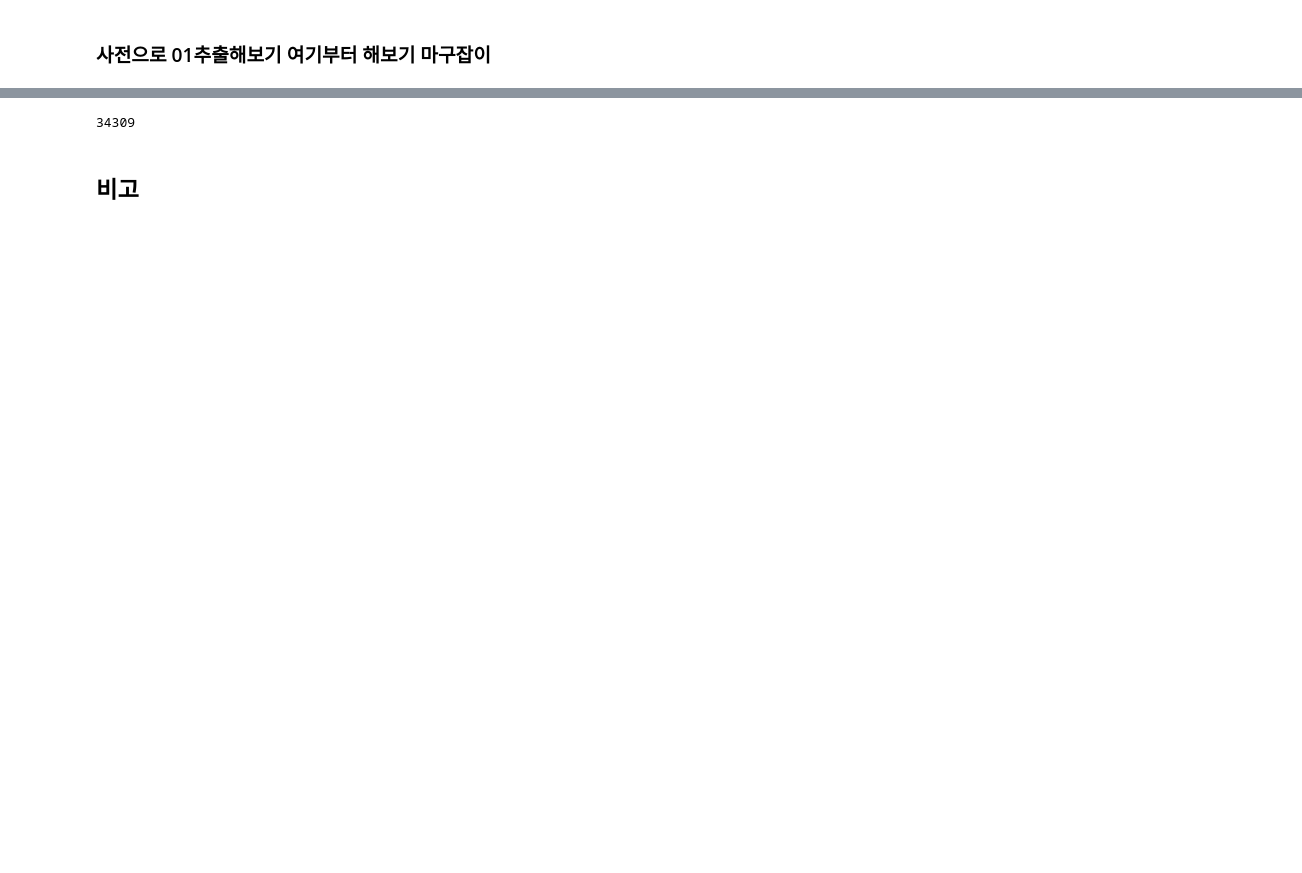
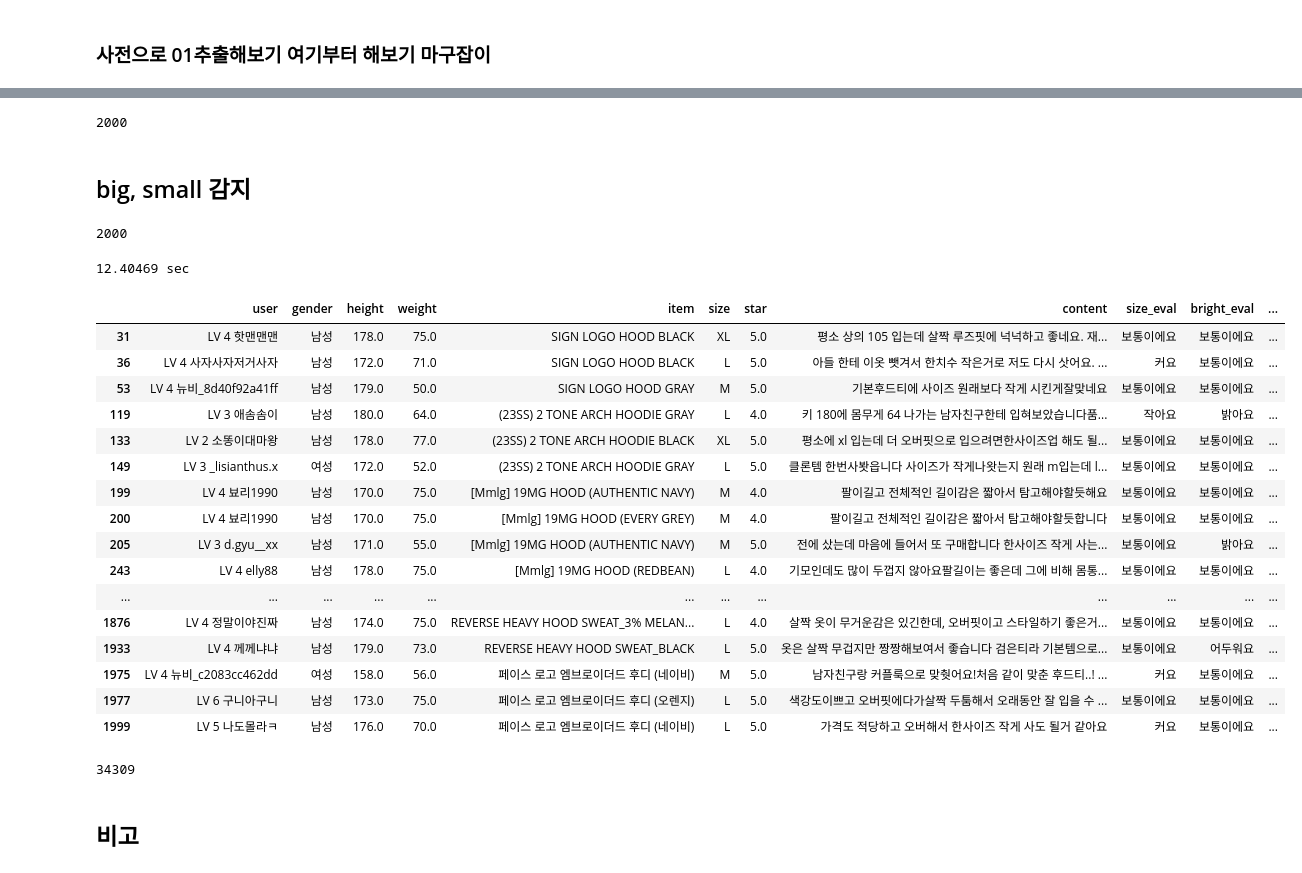
Before and after one commit to Park-taenam/BOAZ, a Jupyter notebook: jueun/dataProcessing.ipynb, the cells around one changed output, grey strips where cells are left out. Cells and saved outputs as stored; diff of their text form; code cells hidden in the pictures; blank space fills up the shorter version.

```diff
--- a/jueun/dataProcessing.ipynb
+++ b/jueun/dataProcessing.ipynb
@@ -170,9 +202,9 @@ def add_reviewcol(df):
     print('-'*10)
     return df
 
-df = crawlingdataconcat()
-df =crawlingdataprocessing(df)
-df = add_reviewcol(df)
+df1 = crawlingdataconcat()
+df2 = crawlingdataprocessing(df1)
+df3 = add_reviewcol(df2)
 # %% [output]
 df 1 :  (9000, 17)
 df 2 :  (8808, 17)
@@ -352,6 +321,3 @@ chest_small
 # %% [markdown]
 ### 사전으로 01추출해보기 여기부터 해보기 마구잡이
-# %%
-df_origin = df
-df = df.head(10)
 # %%
@@ -462,0 +363,23 @@ memory usage: 3.1+ MB
+# %%
+#total,chongjang,shoulder,chest,arm ->keywords리스트
+keyword_column_name = 'total_keyword'
+df_total = get_keywords(total,df3.head(2000),keyword_column_name)
+keyword_column_name = 'chongjang_keyword'
+df_chongjang = get_keywords(chongjang,df3.head(2000),keyword_column_name)
+keyword_column_name = 'shoulder_keyword'
+df_shoulder = get_keywords(shoulder,df3.head(2000),keyword_column_name)
+keyword_column_name = 'chest_keyword'
+df_chest = get_keywords(chest,df3.head(2000),keyword_column_name)
+keyword_column_name = 'arm_keyword'
+df_arm = get_keywords(arm,df3.head(2000),keyword_column_name)
+df_keywords = pd.concat([df_total,df_chongjang['chongjang_keyword'],
+                         df_chest['chest_keyword'],df_shoulder['shoulder_keyword'],
+                         df_arm['arm_keyword']],axis = 1)
+df_keywords.info()
+# total = ['사이즈','사이즈하','사이즈감','임사이즈','여사이즈','사이즌','뻐요사이즈','싸이즈','핏이','핏','핏입니다',
+#       '핏감도','핏나','핏감이랑','핏처럼','핏입니당','핏이에요','핏이예요','핏이랑','핏이구요','핏이네요','핏감은',
+#       '핏입니','핏이라서','핏으로','옷핏','핏더','핏도','핏감','옷','후드','후드티','핏은','좋아요핏','요핏도',
+#       '좋아요핏도','상의','요핏','폼','폭','사이즈','후드','옷','품','전체','품도','몸통','옷핏','상체','핏',
+#       '핏이구','핏이었','핏임','핏입',
+#       '핏입니','핏감','요핏','폼','후드핏','핏이','크기','상품','상의','핏더']
+#0,1,5,7,9,11,12,13,15,17,18,19,
@@ -462,0 +417,6 @@ memory usage: 3.1+ MB
+# %%
+len(df_keywords['total_keyword'])
+# %% [output]
+2000
+# %% [markdown]
+## big, small 감지
@@ -463,3 +486,32 @@ memory usage: 3.1+ MB
+# %%
+df_keywords['total_keyword'].head(5)
+print(len(df_keywords['total_keyword']))
+# %% [output]
+2000
+# %%
+df_test_bs = total_big_small(big,small,df_keywords)
+# %% [output]
+12.40469 sec
+# %%
+df_test_bs[df_test_bs['total_small'] == 1]
+# %% [output]
+|  | user | gender | height | weight | item | size | star | content | size_eval | bright_eval | ... |
+| 31 | LV 4 핫맨맨맨 | 남성 | 178.0 | 75.0 | SIGN LOGO HOOD BLACK | XL | 5.0 | 평소 상의 105 입는데 살짝 루즈핏에 넉넉하고 좋네요. 재... | 보통이에요 | 보통이에요 | ... |
+| 36 | LV 4 사자사자저거사자 | 남성 | 172.0 | 71.0 | SIGN LOGO HOOD BLACK | L | 5.0 | 아들 한테 이옷 뺏겨서 한치수 작은거로 저도 다시 삿어요. ... | 커요 | 보통이에요 | ... |
+| 53 | LV 4 뉴비_8d40f92a41ff | 남성 | 179.0 | 50.0 | SIGN LOGO HOOD GRAY | M | 5.0 | 기본후드티에 사이즈 원래보다 작게 시킨게잘맞네요 | 보통이에요 | 보통이에요 | ... |
+| 119 | LV 3 애솜솜이 | 남성 | 180.0 | 64.0 | (23SS) 2 TONE ARCH HOODIE GRAY | L | 4.0 | 키 180에 몸무게 64 나가는 남자친구한테 입혀보았습니다품... | 작아요 | 밝아요 | ... |
+| 133 | LV 2 소똥이대마왕 | 남성 | 178.0 | 77.0 | (23SS) 2 TONE ARCH HOODIE BLACK | XL | 5.0 | 평소에 xl 입는데 더 오버핏으로 입으려면한사이즈업 해도 될... | 보통이에요 | 보통이에요 | ... |
+| 149 | LV 3 _lisianthus.x | 여성 | 172.0 | 52.0 | (23SS) 2 TONE ARCH HOODIE GRAY | L | 5.0 | 클론템 한번사봣읍니다 사이즈가 작게나왓는지 원래 m입는데 l... | 보통이에요 | 보통이에요 | ... |
+| 199 | LV 4 뵤리1990 | 남성 | 170.0 | 75.0 | [Mmlg] 19MG HOOD (AUTHENTIC NAVY) | M | 4.0 | 팔이길고 전체적인 길이감은 짧아서 탐고해야할듯해요 | 보통이에요 | 보통이에요 | ... |
+| 200 | LV 4 뵤리1990 | 남성 | 170.0 | 75.0 | [Mmlg] 19MG HOOD (EVERY GREY) | M | 4.0 | 팔이길고 전체적인 길이감은 짧아서 탐고해야할듯합니다 | 보통이에요 | 보통이에요 | ... |
+| 205 | LV 3 d.gyu__xx | 남성 | 171.0 | 55.0 | [Mmlg] 19MG HOOD (AUTHENTIC NAVY) | M | 5.0 | 전에 샀는데 마음에 들어서 또 구매합니다 한사이즈 작게 사는... | 보통이에요 | 밝아요 | ... |
+| 243 | LV 4 elly88 | 남성 | 178.0 | 75.0 | [Mmlg] 19MG HOOD (REDBEAN) | L | 4.0 | 기모인데도 많이 두껍지 않아요팔길이는 좋은데 그에 비해 몸통... | 보통이에요 | 보통이에요 | ... |
+| ... | ... | ... | ... | ... | ... | ... | ... | ... | ... | ... | ... |
+| 1876 | LV 4 정말이야진짜 | 남성 | 174.0 | 75.0 | REVERSE HEAVY HOOD SWEAT_3% MELAN... | L | 4.0 | 살짝 옷이 무거운감은 있긴한데, 오버핏이고 스타일하기 좋은거... | 보통이에요 | 보통이에요 | ... |
+| 1933 | LV 4 께께냐냐 | 남성 | 179.0 | 73.0 | REVERSE HEAVY HOOD SWEAT_BLACK | L | 5.0 | 옷은 살짝 무겁지만 짱짱해보여서 좋습니다 검은티라 기본템으로... | 보통이에요 | 어두워요 | ... |
+| 1975 | LV 4 뉴비_c2083cc462dd | 여성 | 158.0 | 56.0 | 페이스 로고 엠브로이더드 후디 (네이비) | M | 5.0 | 남자친구랑 커플룩으로 맞췃어요!처음 같이 맞춘 후드티..! ... | 커요 | 보통이에요 | ... |
+| 1977 | LV 6 구니아구니 | 남성 | 173.0 | 75.0 | 페이스 로고 엠브로이더드 후디 (오렌지) | L | 5.0 | 색강도이쁘고 오버핏에다가살짝 두툼해서 오래동안 잘 입을 수 ... | 보통이에요 | 보통이에요 | ... |
+| 1999 | LV 5 나도몰라ㅋ | 남성 | 176.0 | 70.0 | 페이스 로고 엠브로이더드 후디 (네이비) | L | 5.0 | 가격도 적당하고 오버해서 한사이즈 작게 사도 될거 같아요 | 커요 | 보통이에요 | ... |
 # %%
 def get_feature_emotions(feature_good_dict,feature_bad_dict, feature_temp):
     good_feature_emotion_list = []
```
Also changed, not shown: parts of 19 cells of this notebook, 1 other file.
